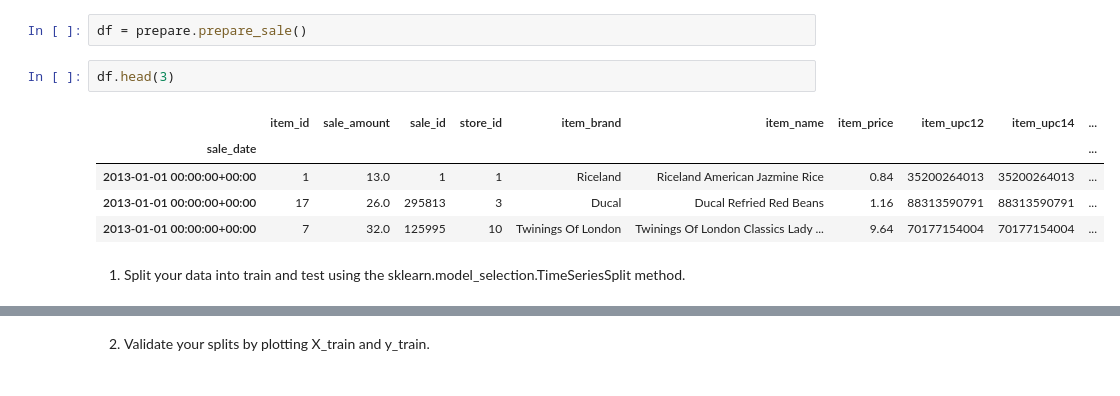
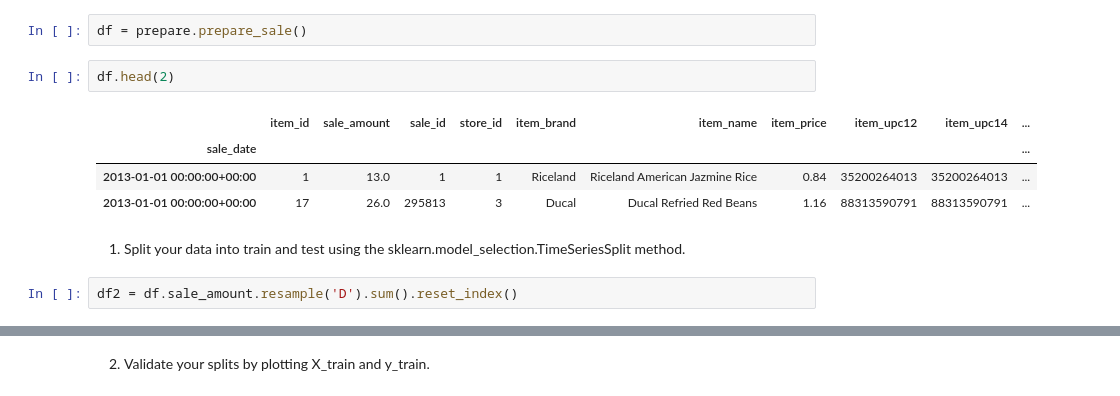
Before and after one commit to cari-holmes/ds-methodologies-exercises, a Jupyter notebook: time_series/explore.ipynb, the cells around one changed output, grey strips where cells are left out. Drawn from its saved outputs; the diff is of its cells as text.

```diff
--- a/time_series/explore.ipynb
+++ b/time_series/explore.ipynb
@@ -20,12 +20,13 @@ import prepare
 # %%
 df = prepare.prepare_sale()
 # %%
-df.head(3)
+df.head(2)
 # %% [output]
 |  | item_id | sale_amount | sale_id | store_id | item_brand | item_name | item_price | item_upc12 | item_upc14 | ... |
 | sale_date |  |  |  |  |  |  |  |  |  | ... |
 | 2013-01-01 00:00:00+00:00 | 1 | 13.0 | 1 | 1 | Riceland | Riceland American Jazmine Rice | 0.84 | 35200264013 | 35200264013 | ... |
 | 2013-01-01 00:00:00+00:00 | 17 | 26.0 | 295813 | 3 | Ducal | Ducal Refried Red Beans | 1.16 | 88313590791 | 88313590791 | ... |
-| 2013-01-01 00:00:00+00:00 | 7 | 32.0 | 125995 | 10 | Twinings Of London | Twinings Of London Classics Lady ... | 9.64 | 70177154004 | 70177154004 | ... |
 # %% [markdown]
 1. Split your data into train and test using the sklearn.model_selection.TimeSeriesSplit method.
+# %%
+df2 = df.sale_amount.resample('D').sum().reset_index()
```
Also changed, not shown: parts of 16 cells of this notebook.
